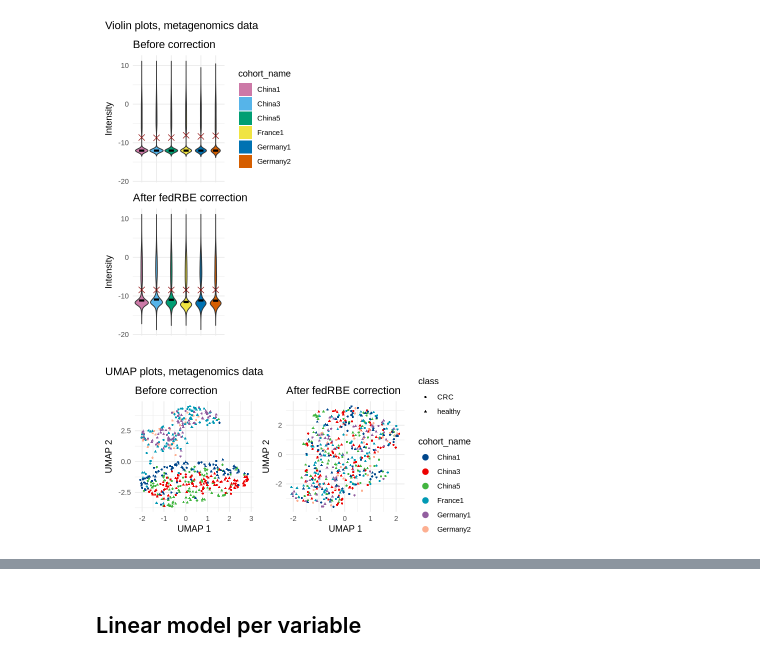
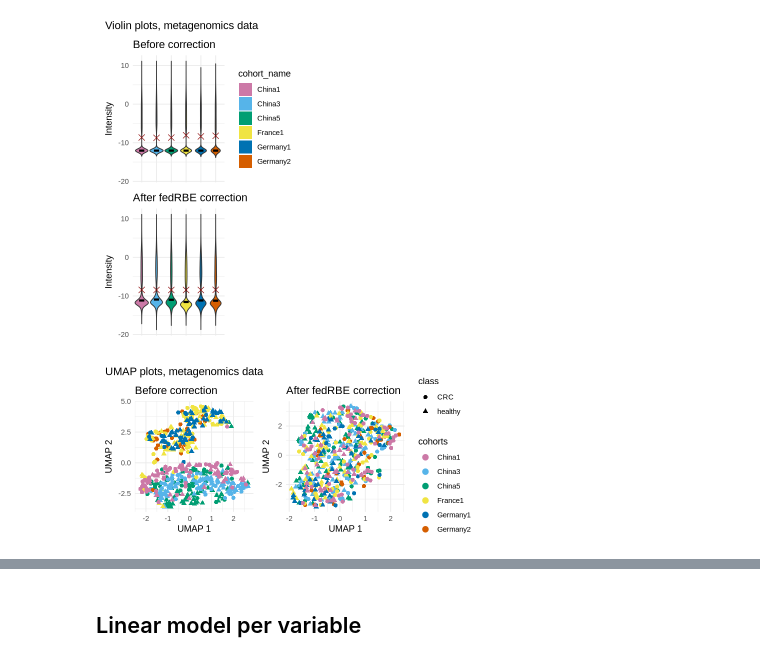
Before and after one commit to Freddsle/fedRBE, a Jupyter notebook: evaluation/evaluation_microbiome.ipynb, the cells around one changed output, grey strips where cells are left out. Saved outputs shown, nothing was run; the diff lists cells and outputs as text; code cells hidden in the pictures.

Commit message:
updated eval plots, and simulated results table

```diff
--- a/evaluation/evaluation_microbiome.ipynb
+++ b/evaluation/evaluation_microbiome.ipynb
@@ -200,20 +200,20 @@ Warning message:
 # %%
 umap_plot_before <- umap_plot(
     central_uncorrected, metadata,
     title = "Before correction",
     color_column = "cohort_name",
-    show_legend = F)
+    show_legend = F, cbPalette = cbPalette)
 umap_plot_after <- umap_plot(
     fed_corrected, metadata,
     title = "After fedRBE correction",
     color_column = "cohort_name",
-    show_legend = T)
+    show_legend = T, cbPalette = cbPalette)
 
 layout <- umap_plot_before + umap_plot_after
 
 options(repr.plot.width=6.5, repr.plot.height=3)
 layout <- layout + plot_annotation("UMAP plots, metagenomics data")
 layout
 # %% [output]
-[figure, old version]
+[figure, new version]
 # %%
```
Also changed, not shown: parts of 2 cells of this notebook, 3 other files.
